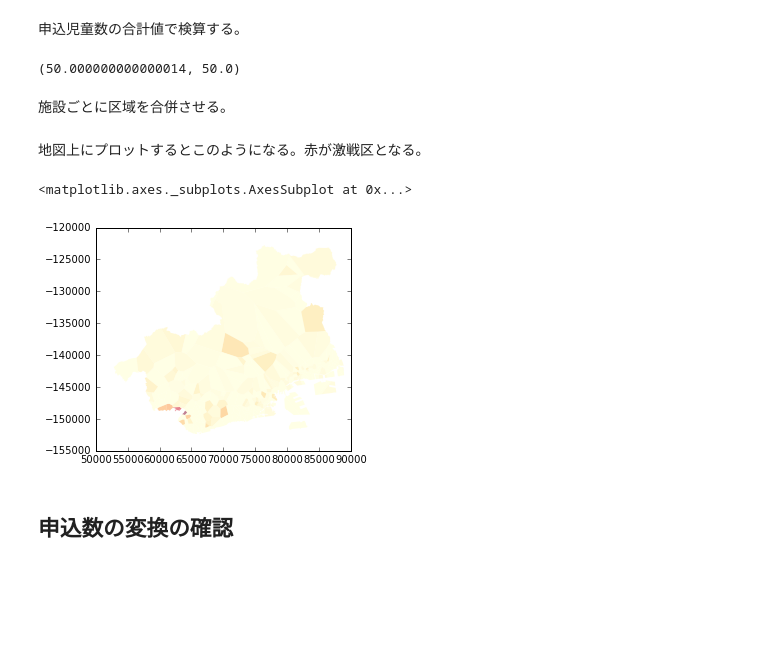
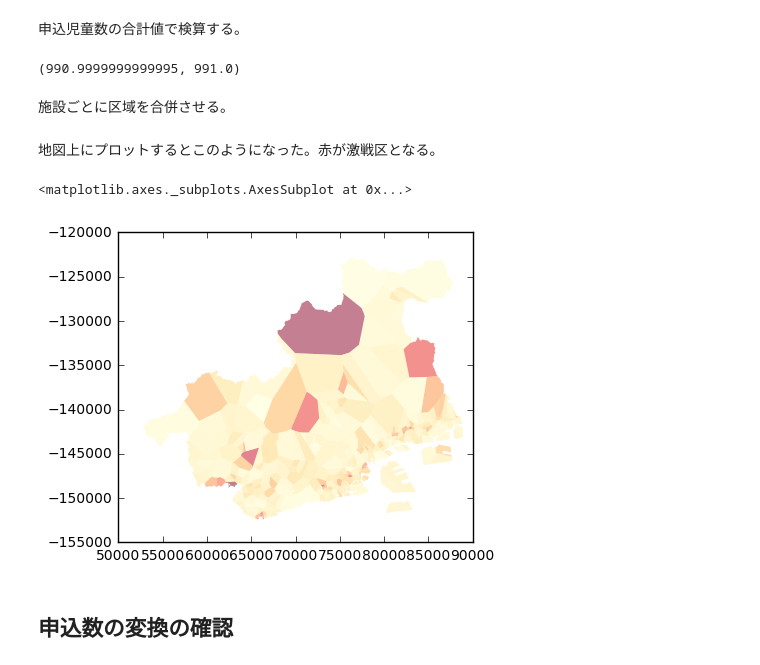
Before and after one commit to hkwi/kobe-barcelona, a Jupyter notebook: notes/2016-10-02-preschool-map.ipynb, the cells around one changed output. Saved outputs shown, nothing was run; the diff lists cells and outputs as text; code cells hidden in the pictures; blank space fills up the shorter version.

```diff
--- a/notes/2016-10-02-preschool-map.ipynb
+++ b/notes/2016-10-02-preschool-map.ipynb
@@ -195,19 +200,20 @@ g.plot(column="pib_pop2", cmap="RdPu", linewidth=0)
 
 手始めに 5 歳児の申込数を地図上に表現してみる。5歳児を受け入れている設備を抜き出してボロノイ図で分割する。
 # %%
-nibi = nib["状況,申込児童数 ５歳児"].isnull()==False
+nibi = nib[nib_age].notnull()
 nib2 = nib[nibi]
 # CRS は面積の計算できる座標系に揃える。
 pt2 = pts.to_crs(pib.crs).loc[set(nib_pti[nibi])]
 v = voronoi(pt2)
-r2 = voronoi2region(pt2, v)
+r2 = gpd.GeoDataFrame(voronoi2region(pt2, v), crs=pib.crs)
 # %%
-n = pd.DataFrame(np.r_[
+pt2_neigh = pd.DataFrame(np.r_[
     v.ridge_points,
     v.ridge_points.dot(np.array([[0,1],[1,0]])),
-    np.array([[i, i] for i in pt2.index])
-], columns=["L","R"])
-pt2_neigh = n[n.isin(pt2.index).all(axis=1)]
+    np.array([[i, i] for i in range(len(pt2.index))])
+], columns=["L","R"]).applymap(
+    lambda x:pt2.index[x] if x<len(pt2.index) else None
+).dropna()
 # %% [markdown]
 施設で形成されるボロノイ区域と、人口統計の区域の積を取る。
 # %%
@@ -224,6 +242,10 @@ tv.crs = pib.crs
 # %%
+# 代替コード。人数の合計値だけはくるわないようにする。
 tv_pop = tv.join(
-    pd.concat([(pib.geometry.area).rename("pib_area"), pib_pop2], axis=1),
+    pd.concat([(tv.geometry.area).rename("pib_area"), tv], axis=1).groupby("pib").sum()["pib_area"],
+    on="pib"
+).join(
+    pib_pop2["pib_pop2"],
     on="pib"
 ).assign(
     tv_pop = lambda df:df["pib_pop2"] * df.geometry.area / df["pib_area"]
@@ -242,28 +271,29 @@ nib2_wait = pd.concat([nib2, nib_pti], axis=1).join(
     pt2_neigh.assign(one=1).groupby("L").sum()["one"].rename("one_sum"),
     on="pti"
 ).assign(
-    nib2_wait=lambda df:df["状況,申込児童数 ５歳児"]/df["one_sum"]
+    nib2_wait=lambda df:df[nib_age]/df["one_sum"]
 )
+nib2_wait[nib_age]
 pti_wait = pd.merge(pt2_neigh, nib2_wait, left_on="L", right_on="pti").groupby("R").sum()["nib2_wait"].rename("pti_wait")
 # %% [markdown]
 申込児童数の合計値で検算する。
 # %%
-pti_wait.sum(), nib["状況,申込児童数 ５歳児"].sum()
+pti_wait.sum(), nib[nib_age].sum()
 # %% [output]
-(50.000000000000014, 50.0)
+(990.9999999999995, 991.0)
 # %% [markdown]
 施設ごとに区域を合併させる。
 # %%
 pti_g_ = [functools.reduce(lambda x,y: x.union(y), tv[tv["npti"]==pti].geometry) for pti in pt2.index]
 pti_g = pd.Series(pti_g_, index=pt2.index, name="geometry")
 # %% [markdown]
-地図上にプロットするとこのようになる。赤が激戦区となる。
+地図上にプロットするとこのようになった。赤が激戦区となる。
 # %%
-g = gpd.GeoDataFrame(pd.concat([pd.Series(pti_g, index=pt2.index, name="geometry"), (pti_wait/pti_pop).rename("rate")], axis=1))
+g = gpd.GeoDataFrame(pd.concat([pti_g, (pti_wait/pti_pop).rename("rate")], axis=1))
 g.plot(column="rate", cmap="YlOrRd", linewidth=0)
 # %% [output]
 <matplotlib.axes._subplots.AxesSubplot at 0x...>
-[figure, old version]
+[figure, new version]
 # %% [markdown]
 ## 申込数の変換の確認
 # %%
```
Also changed, not shown: parts of 19 cells of this notebook.
